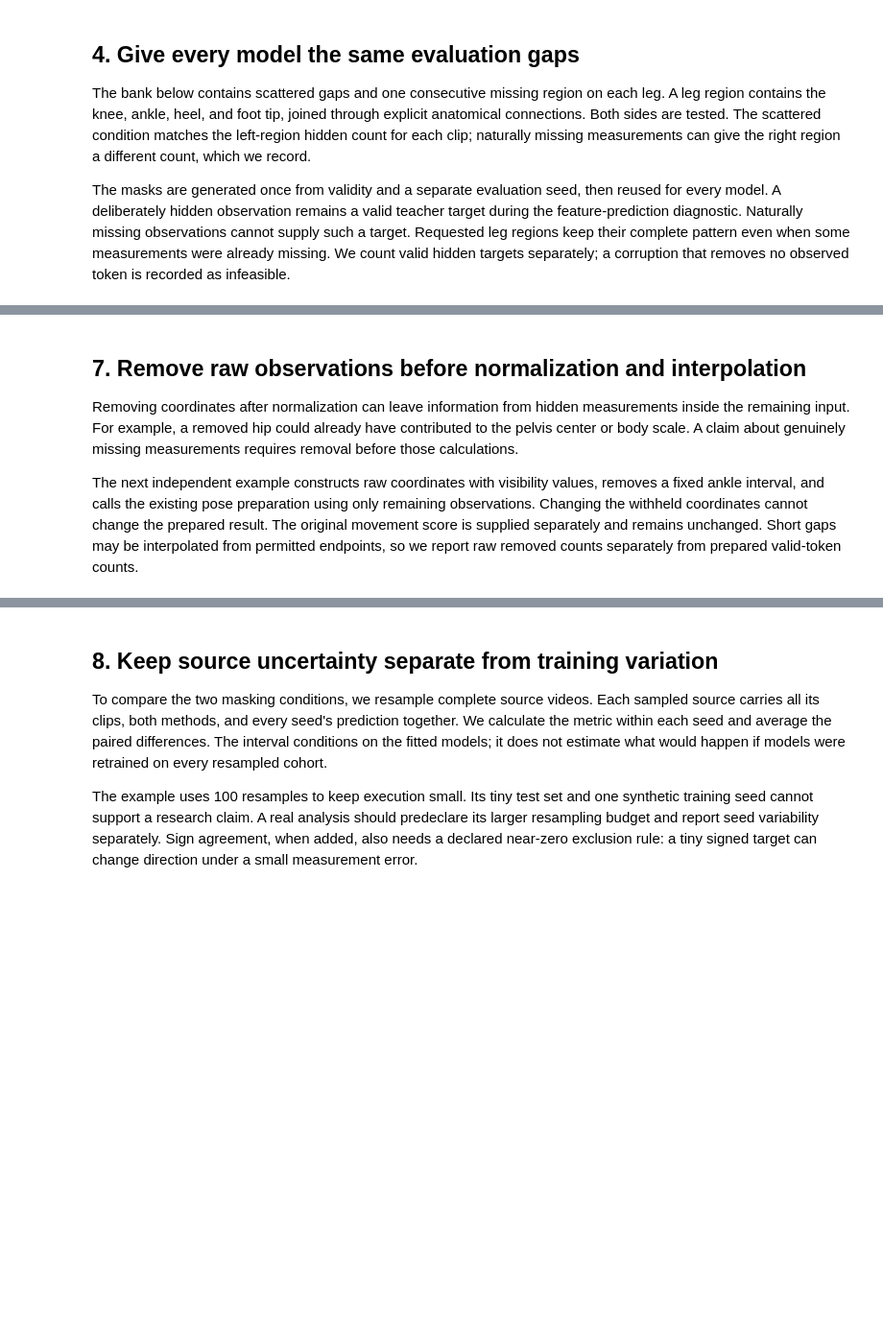
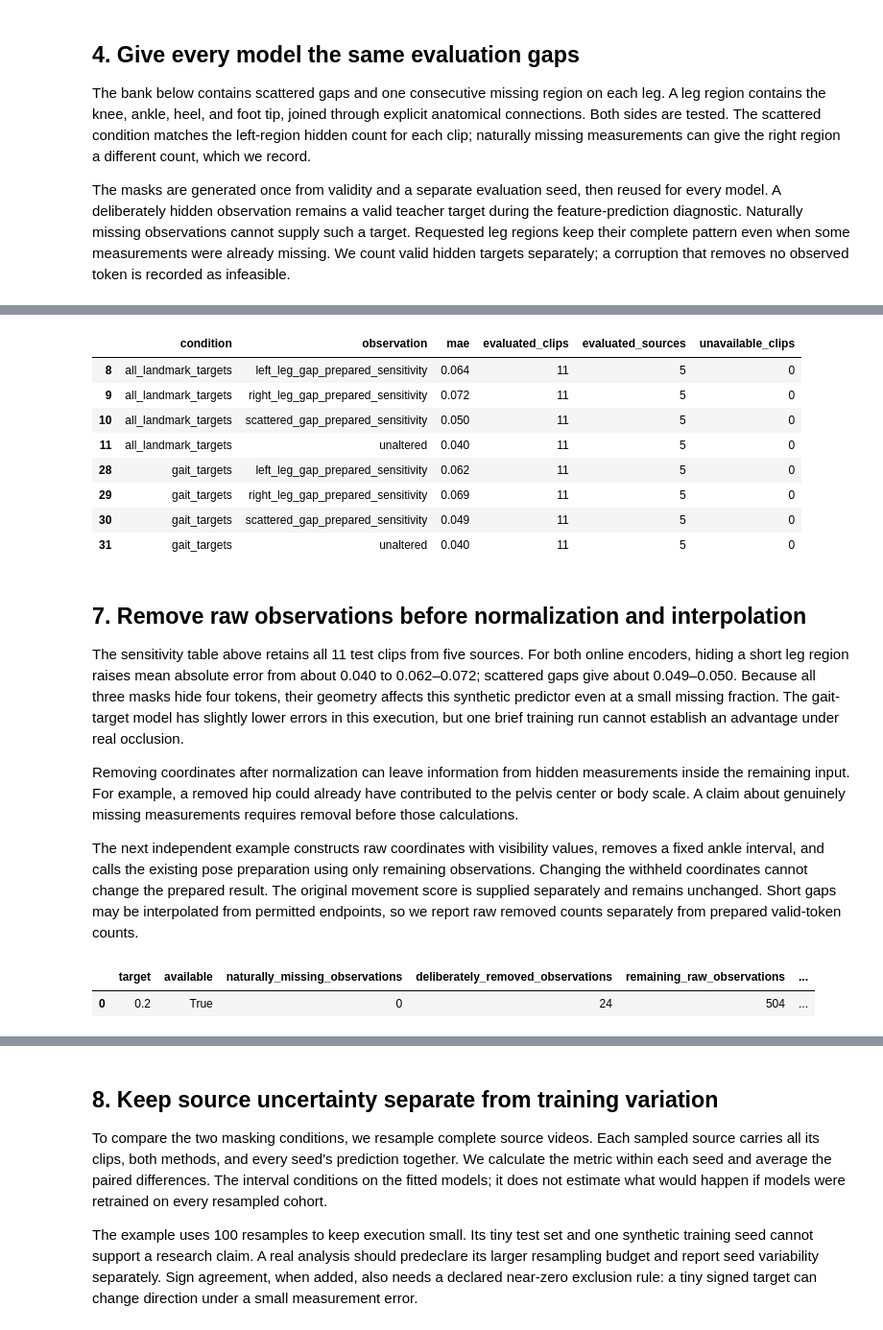
Before and after one commit to brilliantbeaver/alexpose, a Jupyter notebook: experiments/sjepa/gavd5-drift/neurips-laterality/13_masking_encoder_and_predictor_evaluation.ipynb, the cells around one changed output, grey strips where cells are left out. Shown at 96% size. Cells and saved outputs as stored; diff of their text form; code cells hidden in the pictures; blank space fills up the shorter version.

```diff
--- a/experiments/sjepa/gavd5-drift/neurips-laterality/13_masking_encoder_and_predictor_evaluation.ipynb
+++ b/experiments/sjepa/gavd5-drift/neurips-laterality/13_masking_encoder_and_predictor_evaluation.ipynb
@@ -59,6 +60,7 @@ SUITE_ROOT = next(
 if str(SUITE_ROOT) not in sys.path:
     sys.path.insert(0, str(SUITE_ROOT))
 
+from notebook_progress import NotebookTaskProgress
 from laterality.metrics import source_weights, weighted_r2
 from laterality_extensions.masked_learning import LearningSettings, load_learning_dataset
 from laterality_extensions.comparative_training import default_conditions, train_comparison
@@ -70,4 +72,11 @@ from laterality_extensions.comparative_evaluation import (
 )
 
 torch.set_num_threads(1)
+tutorial_progress = NotebookTaskProgress(
+    "Masking encoder and predictor evaluation tutorial", unit_name="stage",
+)
+tutorial_progress.start(
+    10, profile="synthetic evaluation",
+    note="Tracking the tutorial checks, training updates, and diagnostic summaries",
+)
 print("Synthetic teaching examples; no real-data training is enabled.")
@@ -351,12 +502,31 @@ changes have not demonstrated added value. Improvement only when a
 specific region is missing would support a more limited sensitivity
 finding that should be reported at that observation condition.
 # %%
-sensitivity = scores["per_seed"].query("representation == 'pretrained_online'")
-display(sensitivity[[
-    "condition", "observation", "mae", "evaluated_clips", "evaluated_sources", "unavailable_clips",
-]].round(3))
+with tutorial_progress.unit(8, "Summarize masking sensitivity"):
+    sensitivity = scores["per_seed"].query("representation == 'pretrained_online'")
+    display(sensitivity[[
+        "condition", "observation", "mae", "evaluated_clips", "evaluated_sources", "unavailable_clips",
+    ]].round(3))
+# %% [output]
+|  | condition | observation | mae | evaluated_clips | evaluated_sources | unavailable_clips |
+| 8 | all_landmark_targets | left_leg_gap_prepared_sensitivity | 0.064 | 11 | 5 | 0 |
+| 9 | all_landmark_targets | right_leg_gap_prepared_sensitivity | 0.072 | 11 | 5 | 0 |
+| 10 | all_landmark_targets | scattered_gap_prepared_sensitivity | 0.050 | 11 | 5 | 0 |
+| 11 | all_landmark_targets | unaltered | 0.040 | 11 | 5 | 0 |
+| 28 | gait_targets | left_leg_gap_prepared_sensitivity | 0.062 | 11 | 5 | 0 |
+| 29 | gait_targets | right_leg_gap_prepared_sensitivity | 0.069 | 11 | 5 | 0 |
+| 30 | gait_targets | scattered_gap_prepared_sensitivity | 0.049 | 11 | 5 | 0 |
+| 31 | gait_targets | unaltered | 0.040 | 11 | 5 | 0 |
 # %% [markdown]
 ## 7. Remove raw observations before normalization and interpolation
+
+The sensitivity table above retains all 11 test clips from five sources.
+For both online encoders, hiding a short leg region raises mean absolute
+error from about 0.040 to 0.062–0.072; scattered gaps give about
+0.049–0.050. Because all three masks hide four tokens, their geometry
+affects this synthetic predictor even at a small missing fraction. The
+gait-target model has slightly lower errors in this execution, but one
+brief training run cannot establish an advantage under real occlusion.
 
 Removing coordinates after normalization can leave information from
 hidden measurements inside the remaining input. For example, a removed
@@ -372,19 +542,23 @@ score is supplied separately and remains unchanged. Short gaps may be
 interpolated from permitted endpoints, so we report raw removed counts
 separately from prepared valid-token counts.
 # %%
-raw_rng = np.random.default_rng(11)
-raw = raw_rng.normal(size=(16, 33, 4))
-raw[..., 3] = 1
-raw[:, 23, :3] = [-0.5, 0, 0]
-raw[:, 24, :3] = [0.5, 0, 0]
-withheld = np.zeros((16, 33), dtype=bool)
-withheld[4:12, [27, 29, 31]] = True
-preparation = dict(original_target=0.2, frames=16, max_interpolation_gap=2)
-prepared = prepare_raw_missing_observations(raw, np.arange(16), 30, withheld, **preparation)
-changed = raw.copy()
-changed[withheld, :3] = 10000
-prepared_again = prepare_raw_missing_observations(changed, np.arange(16), 30, withheld, **preparation)
-np.testing.assert_array_equal(prepared["xyz"], prepared_again["xyz"])
-np.testing.assert_array_equal(prepared["valid"], prepared_again["valid"])
-display(pd.DataFrame([{key: value for key, value in prepared.items() if key not in ("xyz", "valid")}]))
+with tutorial_progress.unit(9, "Check the raw-coordinate missingness boundary"):
+    raw_rng = np.random.default_rng(11)
+    raw = raw_rng.normal(size=(16, 33, 4))
+    raw[..., 3] = 1
+    raw[:, 23, :3] = [-0.5, 0, 0]
+    raw[:, 24, :3] = [0.5, 0, 0]
+    withheld = np.zeros((16, 33), dtype=bool)
+    withheld[4:12, [27, 29, 31]] = True
+    preparation = dict(original_target=0.2, frames=16, max_interpolation_gap=2)
+    prepared = prepare_raw_missing_observations(raw, np.arange(16), 30, withheld, **preparation)
+    changed = raw.copy()
+    changed[withheld, :3] = 10000
+    prepared_again = prepare_raw_missing_observations(changed, np.arange(16), 30, withheld, **preparation)
+    np.testing.assert_array_equal(prepared["xyz"], prepared_again["xyz"])
+    np.testing.assert_array_equal(prepared["valid"], prepared_again["valid"])
+    display(pd.DataFrame([{key: value for key, value in prepared.items() if key not in ("xyz", "valid")}]))
+# %% [output]
+|  | target | available | naturally_missing_observations | deliberately_removed_observations | remaining_raw_observations | ... |
+| 0 | 0.2 | True | 0 | 24 | 504 | ... |
 # %% [markdown]
```
Also changed, not shown: parts of 21 cells of this notebook, 31 other files.
